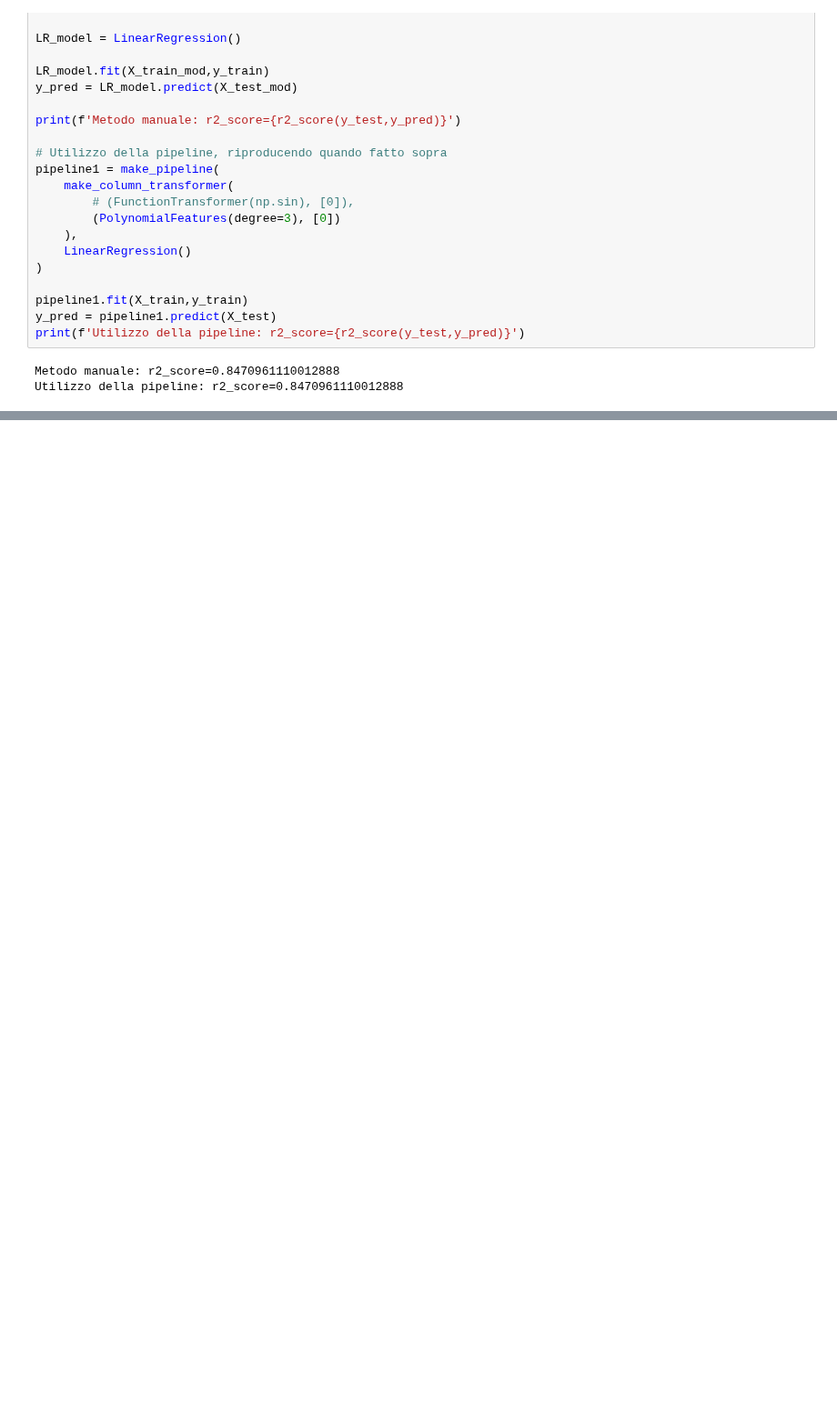
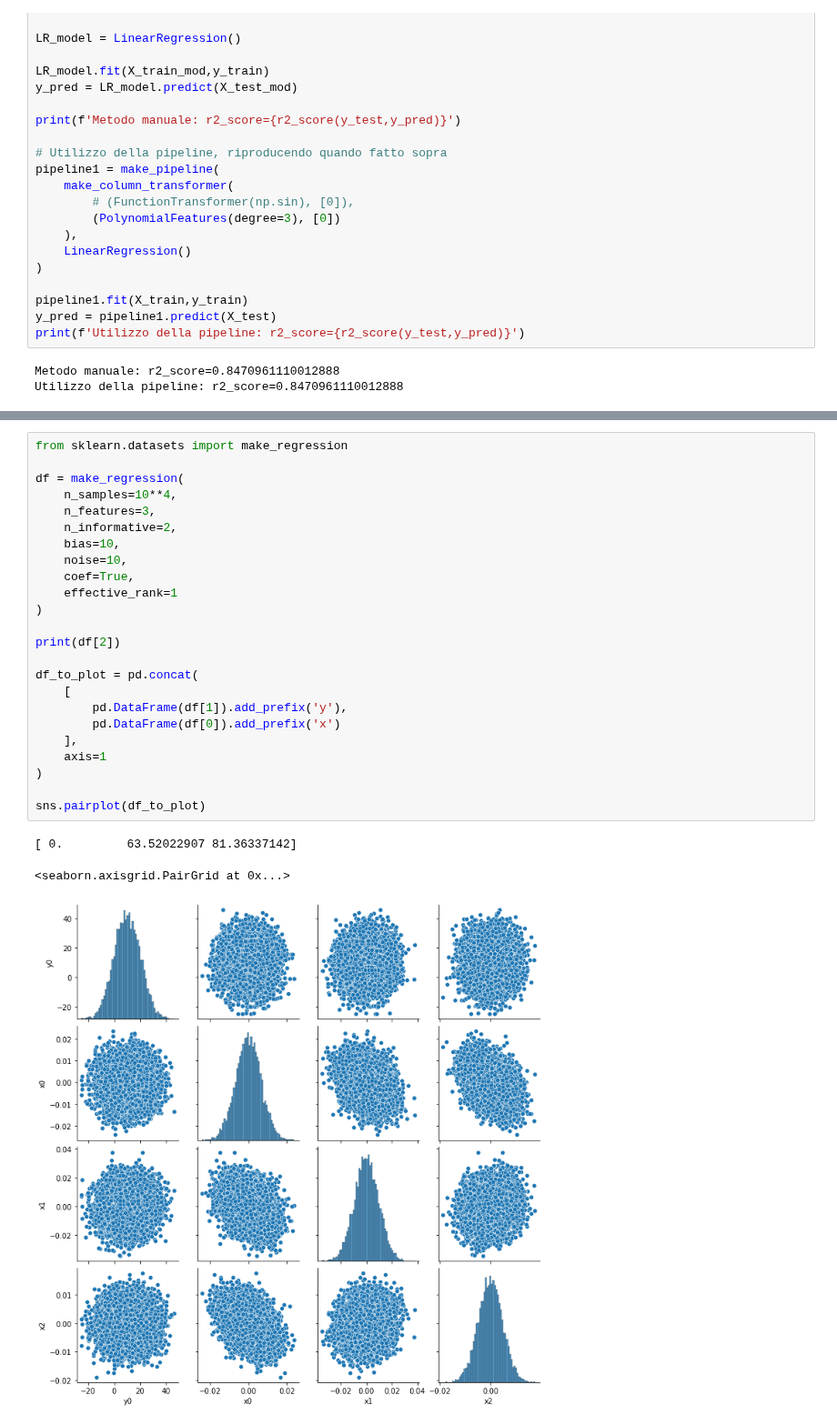
Before and after one commit to Edoch94/data-science-lab-1, a Jupyter notebook: MyRepo/Lab8/Lab8.ipynb, the cells around one changed output, grey strips where cells are left out. Shown at 91% size. Cells and saved outputs as stored; diff of their text form; blank space fills up the shorter version.

```diff
--- a/MyRepo/Lab8/Lab8.ipynb
+++ b/MyRepo/Lab8/Lab8.ipynb
@@ -225,0 +249,28 @@ Utilizzo della pipeline: r2_score=0.8470961110012888
+# %%
+from sklearn.datasets import make_regression
+
+df = make_regression(
+    n_samples=10**4,
+    n_features=3,
+    n_informative=2,
+    bias=10,
+    noise=10,
+    coef=True,
+    effective_rank=1
+)
+
+print(df[2])
+
+df_to_plot = pd.concat(
+    [
+        pd.DataFrame(df[1]).add_prefix('y'),
+        pd.DataFrame(df[0]).add_prefix('x')
+    ],
+    axis=1
+)
+
+sns.pairplot(df_to_plot)
+# %% [output]
+[ 0.         63.52022907 81.36337142]
+<seaborn.axisgrid.PairGrid at 0x...>
+[figure, added]
```
Also changed, not shown: parts of 25 cells of this notebook, 2 other files.
